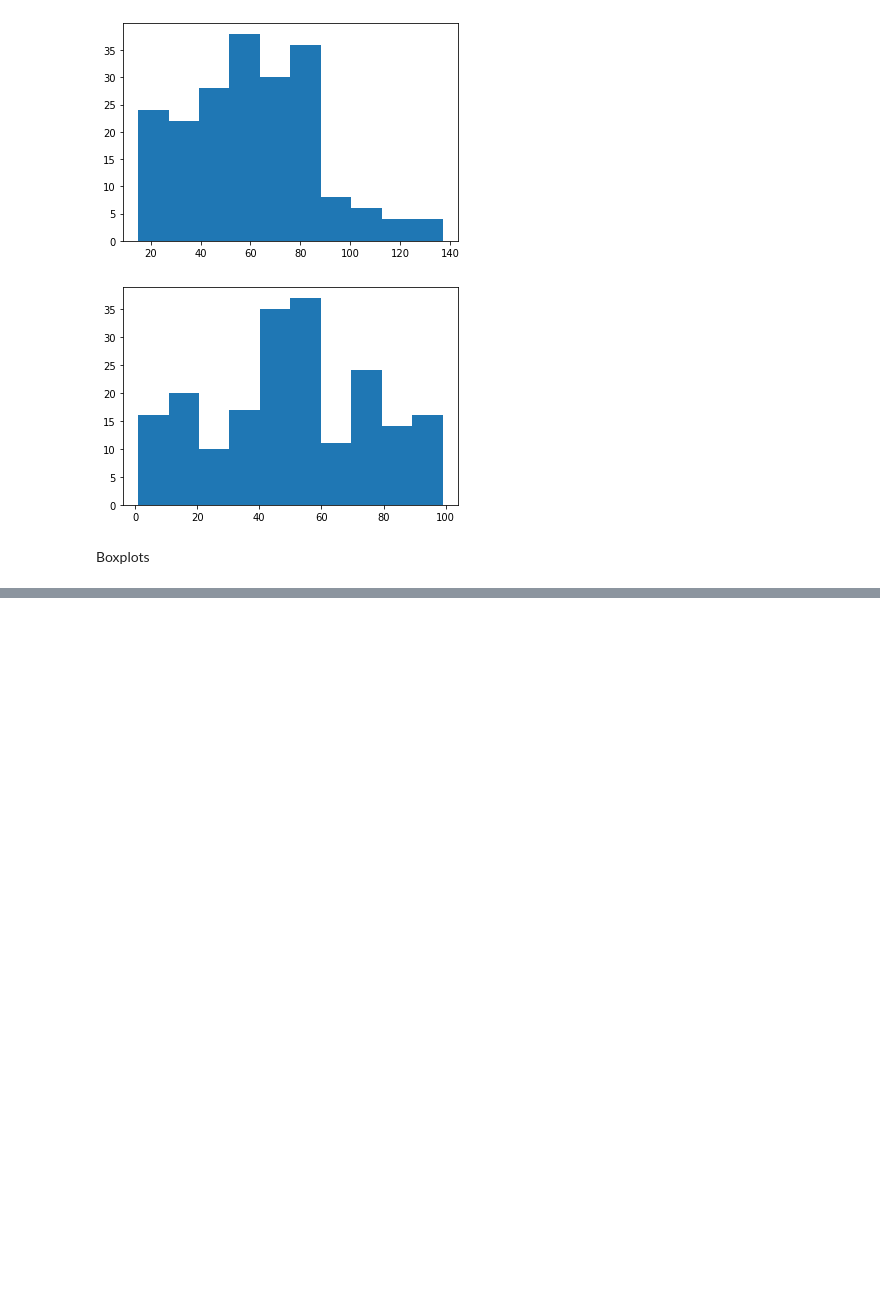
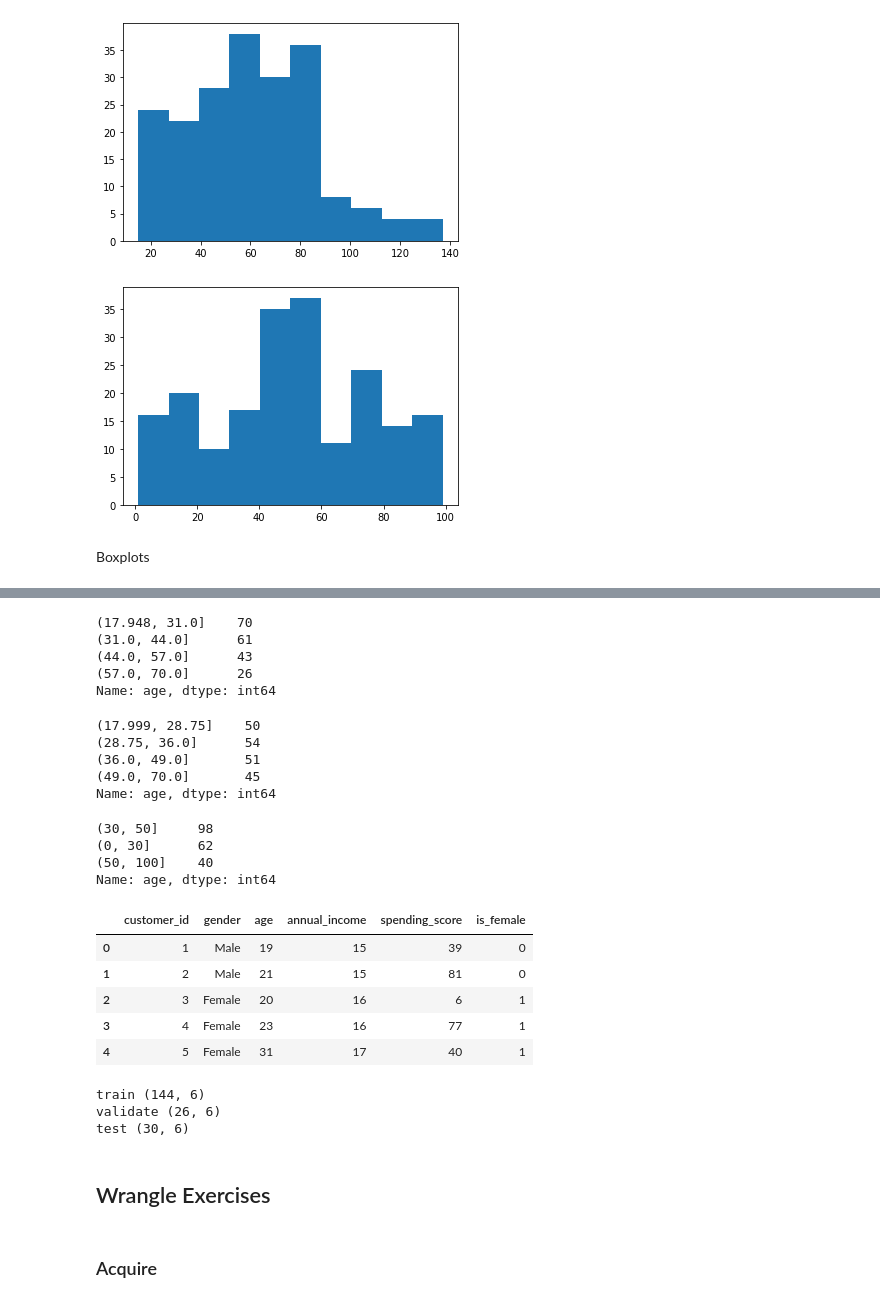
Before and after one commit to Brandon-Martinez27/regression-exercises, a Jupyter notebook: wrangle.ipynb, the cells around one changed output, grey strips where cells are left out. Drawn from its saved outputs; the diff is of its cells as text; code cells hidden in the pictures; blank space fills up the shorter version.

```diff
--- a/wrangle.ipynb
+++ b/wrangle.ipynb
@@ -84,0 +113,46 @@ nulls, outliers, cut, dropna, fillna, get_dummies (think about if any new featur
+# %%
+pd.cut(mall.age, bins=4).value_counts()
+# %% [output]
+(17.948, 31.0]    70
+(31.0, 44.0]      61
+(44.0, 57.0]      43
+(57.0, 70.0]      26
+Name: age, dtype: int64
+# %%
+pd.qcut(mall.age, 4).value_counts().sort_index()
+# %% [output]
+(17.999, 28.75]    50
+(28.75, 36.0]      54
+(36.0, 49.0]       51
+(49.0, 70.0]       45
+Name: age, dtype: int64
+# %%
+pd.cut(mall.age, bins=[0, 30, 50, 100]).value_counts()
+# %% [output]
+(30, 50]     98
+(0, 30]      62
+(50, 100]    40
+Name: age, dtype: int64
+# %%
+mall['is_female'] = (mall.gender == 'Female').astype('int')
+mall.head()
+# %% [output]
+|  | customer_id | gender | age | annual_income | spending_score | is_female |
+| 0 | 1 | Male | 19 | 15 | 39 | 0 |
+| 1 | 2 | Male | 21 | 15 | 81 | 0 |
+| 2 | 3 | Female | 20 | 16 | 6 | 1 |
+| 3 | 4 | Female | 23 | 16 | 77 | 1 |
+| 4 | 5 | Female | 31 | 17 | 40 | 1 |
+# %%
+from sklearn.model_selection import train_test_split
+
+train_and_validate, test = train_test_split(mall, test_size=.15, random_state=123)
+train, validate = train_test_split(train_and_validate, test_size=.15, random_state=123)
+
+print('train', train.shape)
+print('validate', validate.shape)
+print('test', test.shape)
+# %% [output]
+train (144, 6)
+validate (26, 6)
+test (30, 6)
@@ -84,0 +173,4 @@ nulls, outliers, cut, dropna, fillna, get_dummies (think about if any new featur
+# %% [markdown]
+## Wrangle Exercises
+# %% [markdown]
+### Acquire
```
Also changed, not shown: parts of 34 cells of this notebook, 2 other files.
